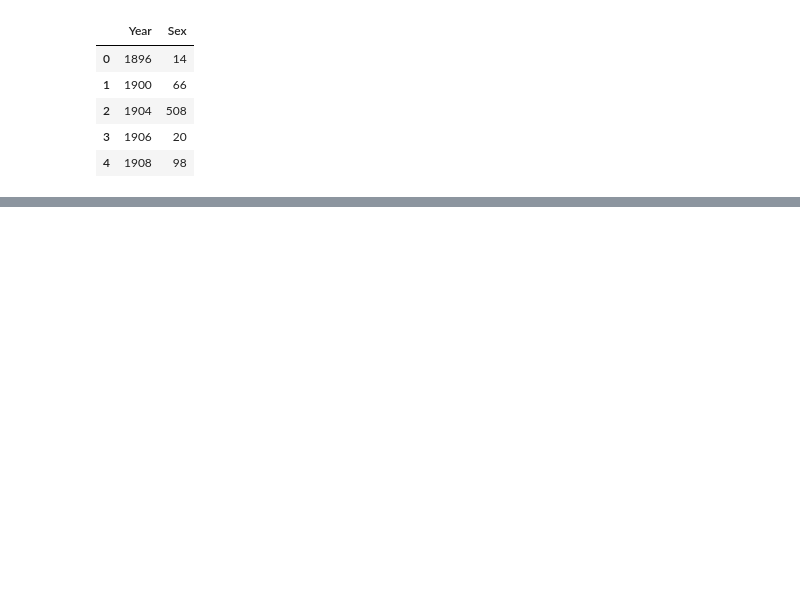
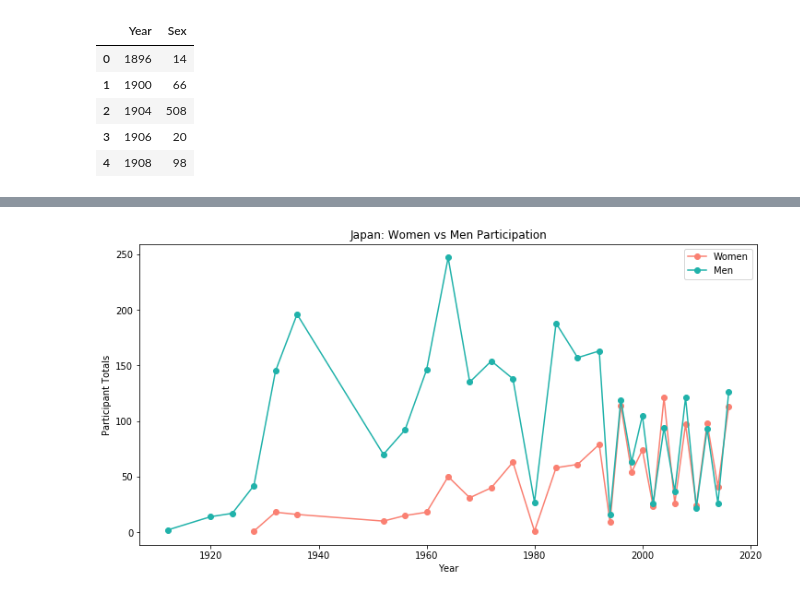
Before and after one commit to fhelms8/Git_Sum_Group_Prj, a Jupyter notebook: tester-combo_sports.ipynb, the cells around one changed output, grey strips where cells are left out. Cells and saved outputs as stored; diff of their text form; code cells hidden in the pictures; blank space fills up the shorter version.

```diff
--- a/tester-combo_sports.ipynb
+++ b/tester-combo_sports.ipynb
@@ -104,0 +271,13 @@ plt.legend(loc="upper right")
+# %%
+#Creating seperate data frames for men and women to then plot on line plot for Japan
+jpn_women = jpn_clean[(jpn_clean['Sex'] == "F")]
+jpn_women_counts = jpn_women.groupby(['Year'])['Sex'].apply(lambda x: x[x.str.contains('F')].count())
+jpn_women_counts_df = pd.DataFrame(data=jpn_women_counts)
+jpn_women_finals = jpn_women_counts_df.reset_index()
+jpn_women_finals
+
+jpn_men = jpn_clean[(jpn_clean['Sex'] == "M")]
+jpn_men_counts = jpn_men.groupby(['Year'])['Sex'].apply(lambda x: x[x.str.contains('M')].count())
+jpn_men_counts_df = pd.DataFrame(data=jpn_men_counts)
+jpn_men_finals = jpn_men_counts_df.reset_index()
+jpn_men_finals.head()
@@ -104,0 +291,27 @@ plt.legend(loc="upper right")
+# %%
+# Creating a line plot to compare women vs men in the Russia
+
+jpn_women_xaxis = jpn_women_finals["Year"]
+jpn_women_yaxis = jpn_women_finals["Sex"]
+
+jpn_men_xaxis = jpn_men_finals["Year"]
+jpn_men_yaxis = jpn_men_finals["Sex"]
+
+#This will adjust the size of the plot line, gotta set the variable first
+#and then adjust the height and width
+jpn = plt.figure()
+jpn.set_figwidth(12)
+jpn.set_figheight(6)
+
+jpn_women_line = plt.plot(jpn_women_xaxis, jpn_women_yaxis, marker ='o', color='salmon', label="Women",)
+jpn_men_line = plt.plot(jpn_men_xaxis, jpn_men_yaxis, marker ='o', color='lightseagreen', label="Men")
+#plt.xticks(men_xaxis, men_xaxis, rotation ='vertical')
+#plt.figure(figsize=(8,10))
+plt.title("Japan: Women vs Men Participation")
+plt.xlabel("Year")
+plt.ylabel("Participant Totals")
+plt.legend(loc="upper right")
+
+plt.savefig("Visualizations/jpn-pop.png")
+# %% [output]
+[figure, added]
```
Also changed, not shown: parts of 16 cells of this notebook, 4 other files.
